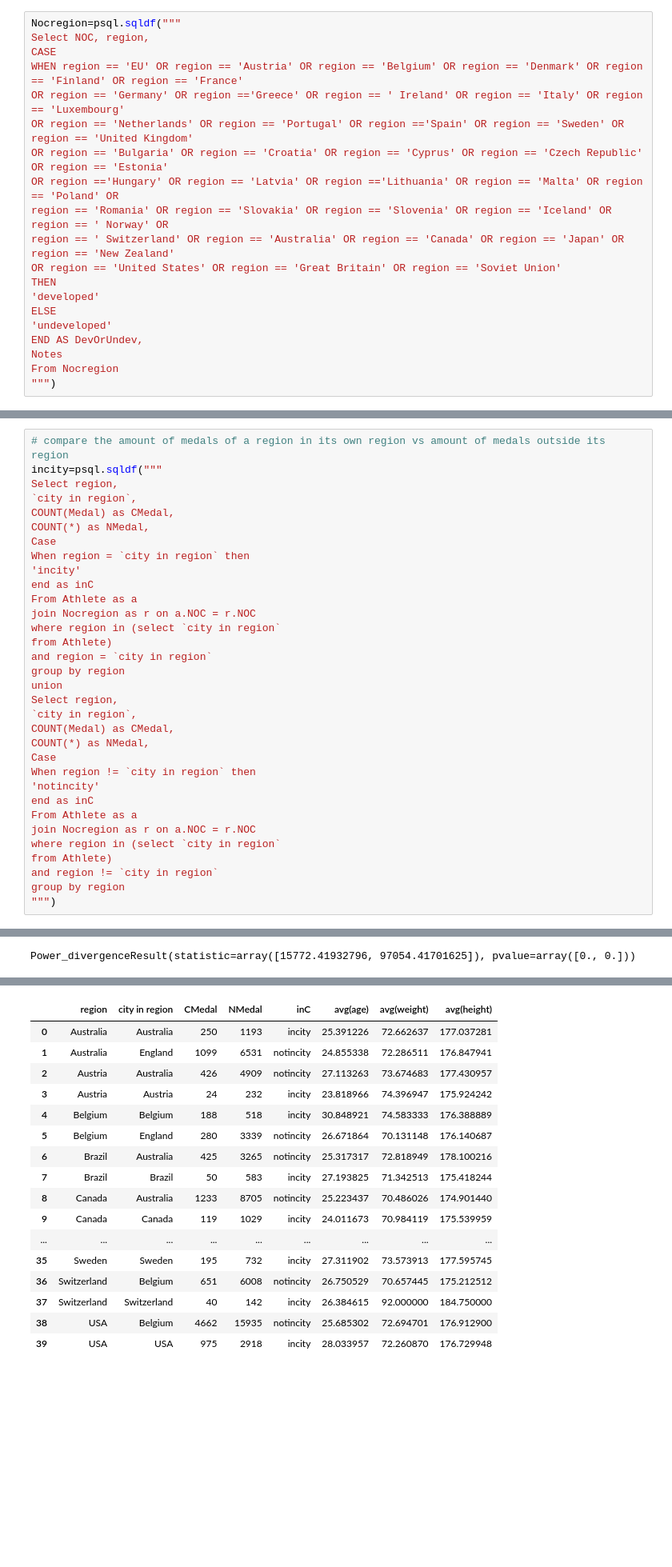
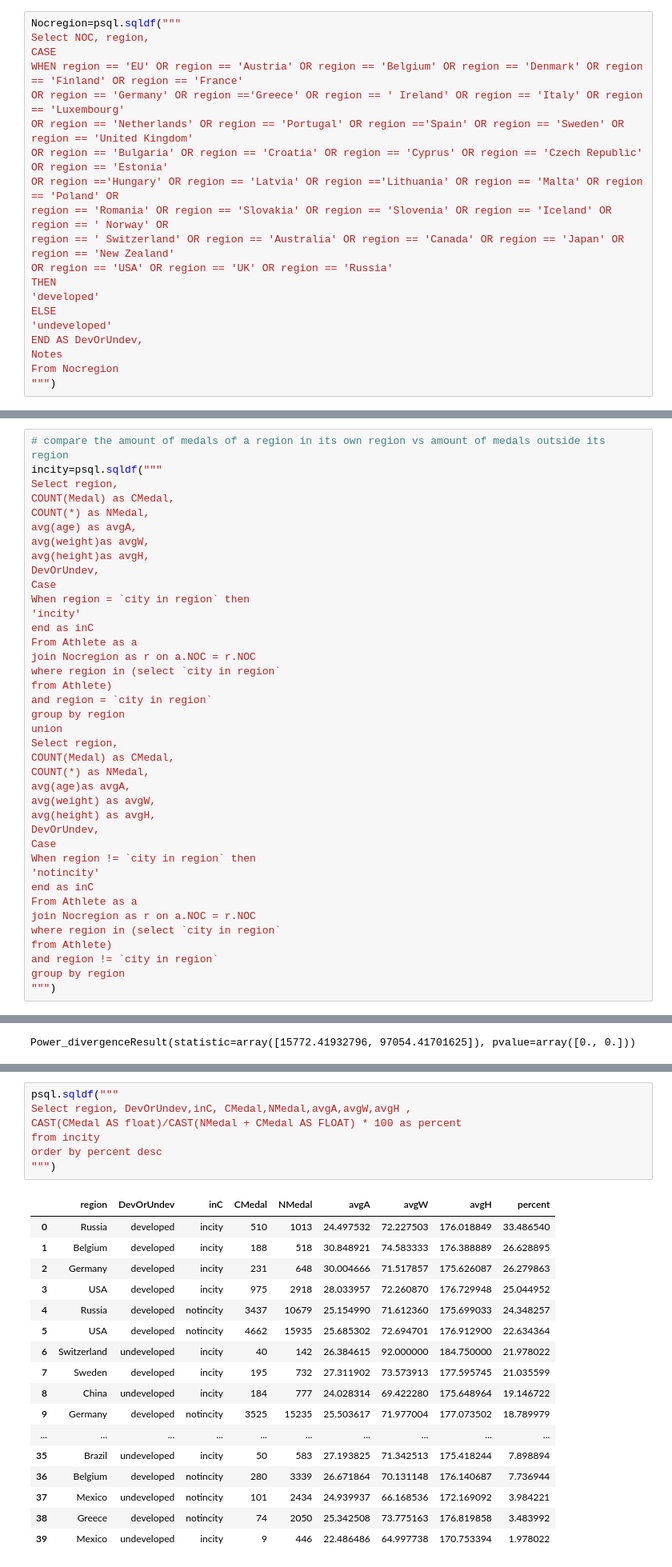
Before and after one commit to baljor3/olympics, a Jupyter notebook: capstone project.ipynb, the cells around one changed output, grey strips where cells are left out. Shown at 80% size. Saved outputs shown, nothing was run; the diff lists cells and outputs as text; blank space fills up the shorter version.

```diff
--- a/capstone project.ipynb
+++ b/capstone project.ipynb
@@ -40,7 +40,7 @@ OR region == 'Bulgaria' OR region == 'Croatia' OR region == 'Cyprus' OR region =
 OR region =='Hungary' OR region == 'Latvia' OR region =='Lithuania' OR region == 'Malta' OR region == 'Poland' OR
 region == 'Romania' OR region == 'Slovakia' OR region == 'Slovenia' OR region == 'Iceland' OR region == ' Norway' OR
 region == ' Switzerland' OR region == 'Australia' OR region == 'Canada' OR region == 'Japan' OR region == 'New Zealand'
-OR region == 'United States' OR region == 'Great Britain' OR region == 'Soviet Union'
+OR region == 'USA' OR region == 'UK' OR region == 'Russia'
 THEN
 'developed'
 ELSE
@@ -1015,9 +1092,12 @@ memory usage: 35.2+ MB
 # compare the amount of medals of a region in its own region vs amount of medals outside its region
 incity=psql.sqldf("""
 Select region,
-`city in region`,
 COUNT(Medal) as CMedal,
 COUNT(*) as NMedal,
+avg(age) as avgA,
+avg(weight)as avgW,
+avg(height)as avgH,
+DevOrUndev,
 Case
 When region = `city in region` then
 'incity'
@@ -1030,9 +1110,12 @@ and region = `city in region`
 group by region
 union
 Select region,
-`city in region`,
 COUNT(Medal) as CMedal,
 COUNT(*) as NMedal,
+avg(age)as avgA,
+avg(weight) as avgW,
+avg(height) as avgH,
+DevOrUndev,
 Case
 When region != `city in region` then
 'notincity'
@@ -1144,19 +1220,25 @@ group by team, DevorUndev
 # %%
+psql.sqldf("""
+Select region, DevOrUndev,inC, CMedal,NMedal,avgA,avgW,avgH ,
+CAST(CMedal AS float)/CAST(NMedal + CMedal AS FLOAT) * 100 as percent
+from incity
+order by percent desc
+""")
 # %% [output]
-|  | region | city in region | CMedal | NMedal | inC | avg(age) | avg(weight) | avg(height) |
-| 0 | Australia | Australia | 250 | 1193 | incity | 25.391226 | 72.662637 | 177.037281 |
-| 1 | Australia | England | 1099 | 6531 | notincity | 24.855338 | 72.286511 | 176.847941 |
-| 2 | Austria | Australia | 426 | 4909 | notincity | 27.113263 | 73.674683 | 177.430957 |
-| 3 | Austria | Austria | 24 | 232 | incity | 23.818966 | 74.396947 | 175.924242 |
-| 4 | Belgium | Belgium | 188 | 518 | incity | 30.848921 | 74.583333 | 176.388889 |
-| 5 | Belgium | England | 280 | 3339 | notincity | 26.671864 | 70.131148 | 176.140687 |
-| 6 | Brazil | Australia | 425 | 3265 | notincity | 25.317317 | 72.818949 | 178.100216 |
-| 7 | Brazil | Brazil | 50 | 583 | incity | 27.193825 | 71.342513 | 175.418244 |
-| 8 | Canada | Australia | 1233 | 8705 | notincity | 25.223437 | 70.486026 | 174.901440 |
-| 9 | Canada | Canada | 119 | 1029 | incity | 24.011673 | 70.984119 | 175.539959 |
-| ... | ... | ... | ... | ... | ... | ... | ... | ... |
-| 35 | Sweden | Sweden | 195 | 732 | incity | 27.311902 | 73.573913 | 177.595745 |
-| 36 | Switzerland | Belgium | 651 | 6008 | notincity | 26.750529 | 70.657445 | 175.212512 |
-| 37 | Switzerland | Switzerland | 40 | 142 | incity | 26.384615 | 92.000000 | 184.750000 |
-| 38 | USA | Belgium | 4662 | 15935 | notincity | 25.685302 | 72.694701 | 176.912900 |
-| 39 | USA | USA | 975 | 2918 | incity | 28.033957 | 72.260870 | 176.729948 |
+|  | region | DevOrUndev | inC | CMedal | NMedal | avgA | avgW | avgH | percent |
+| 0 | Russia | developed | incity | 510 | 1013 | 24.497532 | 72.227503 | 176.018849 | 33.486540 |
+| 1 | Belgium | developed | incity | 188 | 518 | 30.848921 | 74.583333 | 176.388889 | 26.628895 |
+| 2 | Germany | developed | incity | 231 | 648 | 30.004666 | 71.517857 | 175.626087 | 26.279863 |
+| 3 | USA | developed | incity | 975 | 2918 | 28.033957 | 72.260870 | 176.729948 | 25.044952 |
+| 4 | Russia | developed | notincity | 3437 | 10679 | 25.154990 | 71.612360 | 175.699033 | 24.348257 |
+| 5 | USA | developed | notincity | 4662 | 15935 | 25.685302 | 72.694701 | 176.912900 | 22.634364 |
+| 6 | Switzerland | undeveloped | incity | 40 | 142 | 26.384615 | 92.000000 | 184.750000 | 21.978022 |
+| 7 | Sweden | developed | incity | 195 | 732 | 27.311902 | 73.573913 | 177.595745 | 21.035599 |
+| 8 | China | undeveloped | incity | 184 | 777 | 24.028314 | 69.422280 | 175.648964 | 19.146722 |
+| 9 | Germany | developed | notincity | 3525 | 15235 | 25.503617 | 71.977004 | 177.073502 | 18.789979 |
+| ... | ... | ... | ... | ... | ... | ... | ... | ... | ... |
+| 35 | Brazil | undeveloped | incity | 50 | 583 | 27.193825 | 71.342513 | 175.418244 | 7.898894 |
+| 36 | Belgium | developed | notincity | 280 | 3339 | 26.671864 | 70.131148 | 176.140687 | 7.736944 |
+| 37 | Mexico | undeveloped | notincity | 101 | 2434 | 24.939937 | 66.168536 | 172.169092 | 3.984221 |
+| 38 | Greece | developed | notincity | 74 | 2050 | 25.342508 | 73.775163 | 176.819858 | 3.483992 |
+| 39 | Mexico | undeveloped | incity | 9 | 446 | 22.486486 | 64.997738 | 170.753394 | 1.978022 |
```
Also changed, not shown: parts of 11 cells of this notebook.
